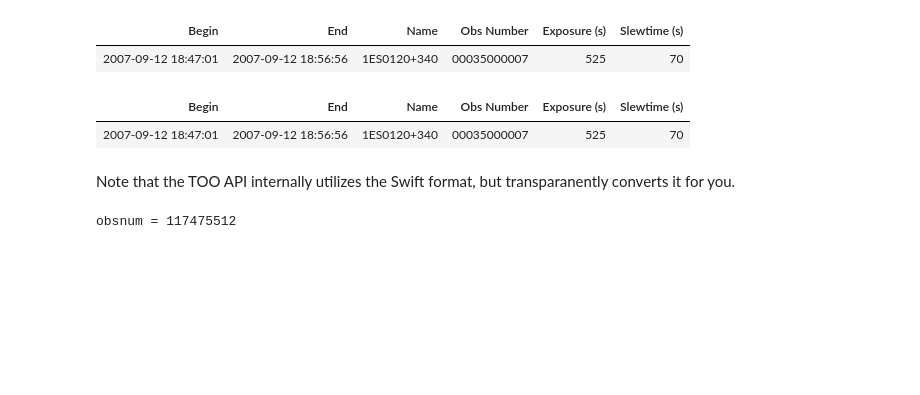
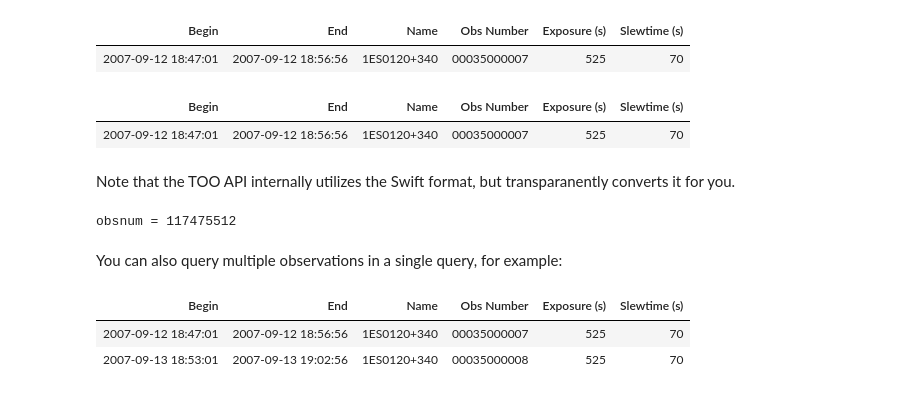
Before and after one commit to Swift-SOT/swifttools, a Jupyter notebook: examples/Swift Observation Query Example Notebook.ipynb, the cells around one changed output. Drawn from its saved outputs; the diff is of its cells as text; code cells hidden in the pictures; blank space fills up the shorter version.

Commit message:
Update swift_too to allow querying on lists of target IDs and observation numbers for Swift_PlanQuery and Swift_ObsQuery

```diff
--- a/examples/Swift Observation Query Example Notebook.ipynb
+++ b/examples/Swift Observation Query Example Notebook.ipynb
@@ -430,3 +430,11 @@ obsq.obsnum = '00035000007'
 print(f"obsnum = {obsq.obsnum}")
 # %% [output]
 obsnum = 117475512
+# %% [markdown]
+You can also query multiple observations in a single query, for example:
+# %%
+Swift_ObsQuery(username,shared_secret,obsnum=['00035000007','00035000008'])
+# %% [output]
+| Begin | End | Name | Obs Number | Exposure (s) | Slewtime (s) |
+| 2007-09-12 18:47:01 | 2007-09-12 18:56:56 | 1ES0120+340 | 00035000007 | 525 | 70 |
+| 2007-09-13 18:53:01 | 2007-09-13 19:02:56 | 1ES0120+340 | 00035000008 | 525 | 70 |
```
Also changed, not shown: 4 other files.
